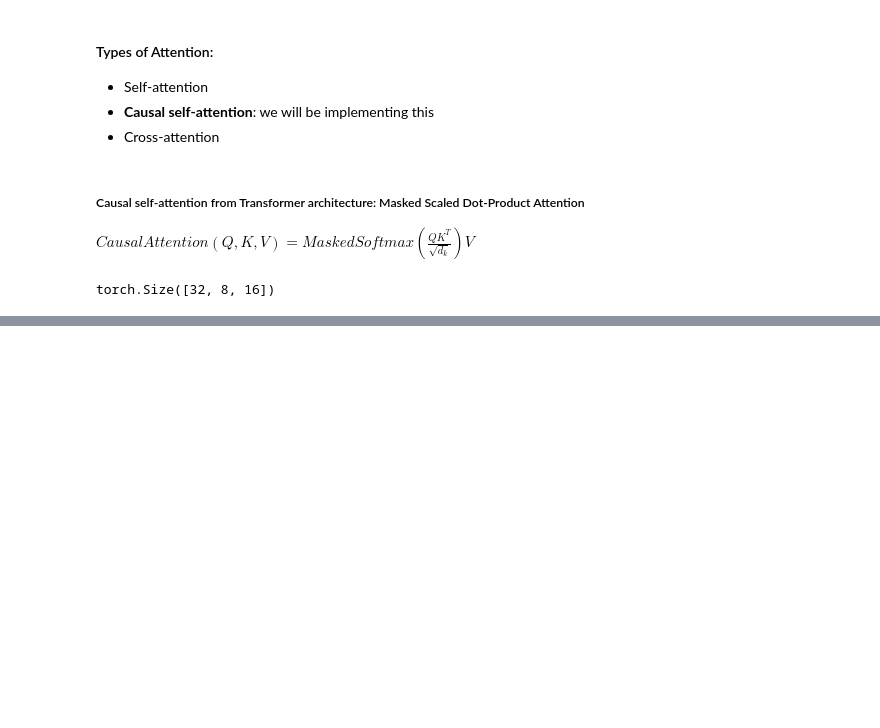
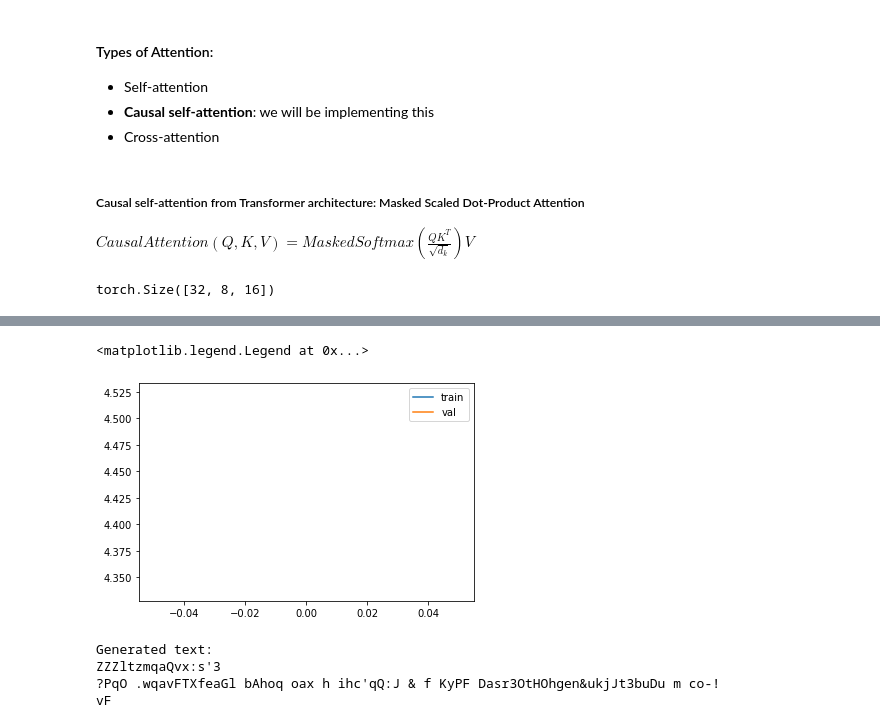
Before and after one commit to swechhasingh/nlp-from-scratch, a Jupyter notebook: transformer_LM.ipynb, the cells around one changed output, grey strips where cells are left out. Saved outputs shown, nothing was run; the diff lists cells and outputs as text; code cells hidden in the pictures; blank space fills up the shorter version.

Commit message:
add transformer architecture

```diff
--- a/transformer_LM.ipynb
+++ b/transformer_LM.ipynb
@@ -330,0 +481,11 @@ torch.Size([32, 8, 16])
+# %%
+lr = 1e-3
+batch_size = 32
+block_size = 8
+n_iter = 4
+# %%
+char_transformer = TransformerLanguageModel(vocab_size, block_size, model_dim, n_layer, n_head, causal_attention).to(device)
+optimizer = torch.optim.AdamW(char_transformer.parameters(), lr)
+
+# print the number of parameters in the model = vocab_size * vocab_size
+print(sum(p.numel() for p in char_transformer.parameters())/1e6, 'M parameters')
@@ -330,0 +494,25 @@ torch.Size([32, 8, 16])
+# %%
+train_loss = []
+val_loss = []
+# %%
+# training loop
+for iter in range(n_iter):
+    char_transformer.train()
+    X, y = build_batch("train", batch_size, block_size)
+    logits, loss = char_transformer(X, y)
+    optimizer.zero_grad()
+    loss.backward()
+    optimizer.step()
+
+    train_loss.append(loss.item())
+    if iter % 100 == 0:
+        char_transformer.eval()
+        X, y = build_batch("val", batch_size, block_size)
+        logits, loss = char_transformer(X, y)
+        val_loss.append(loss.item())
+        if iter % 1000 == 0:
+            print(f"Iteration {iter}: val_loss={loss}")
+            start_token = torch.zeros((1, 8), dtype=torch.long, device=device)
+            generated_token = char_transformer.generate(start_token, max_token=100)
+            print(f"Generated text:{decode(generated_token[0].tolist())}")
+            print("----------------------------------------------")
@@ -330,0 +531,16 @@ torch.Size([32, 8, 16])
+# %%
+plt.plot(train_loss[::100], label="train")
+plt.plot(val_loss, label="val")
+plt.legend()
+# %% [output]
+<matplotlib.legend.Legend at 0x...>
+[figure, added]
+# %%
+start_token = torch.zeros((1, 1), dtype=torch.long, device=device)
+generated_token = char_transformer.generate(start_token, max_token=500)
+print(f"Generated text:{decode(generated_token[0].tolist())}")
+# %% [output]
+Generated text:
+ZZZltzmqaQvx:s'3
+?PqO .wqavFTXfeaGl bAhoq oax h ihc'qQ:J & f KyPF Dasr3OtHOhgen&ukjJt3buDu m co-!
+vF
```
Also changed, not shown: parts of 17 cells of this notebook.
